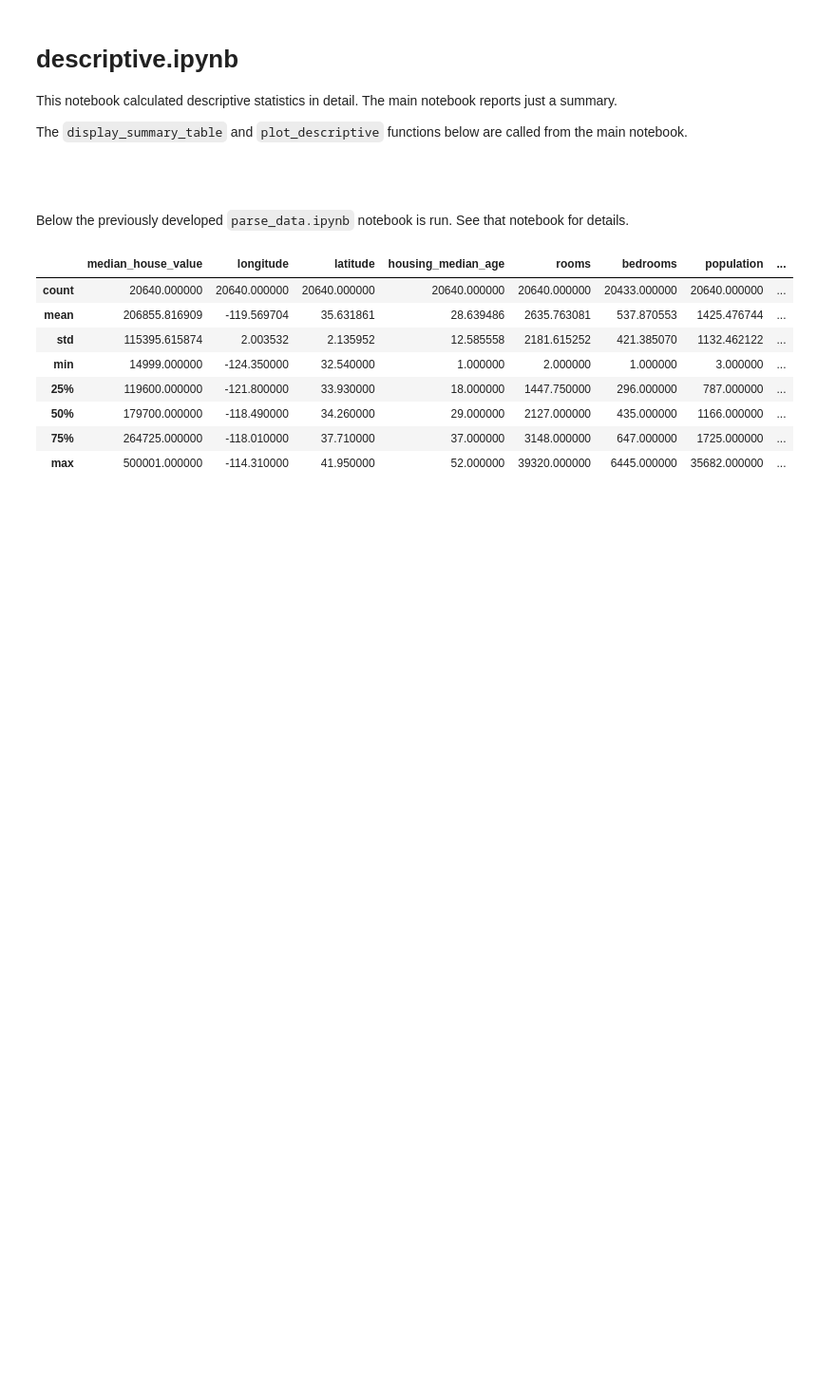
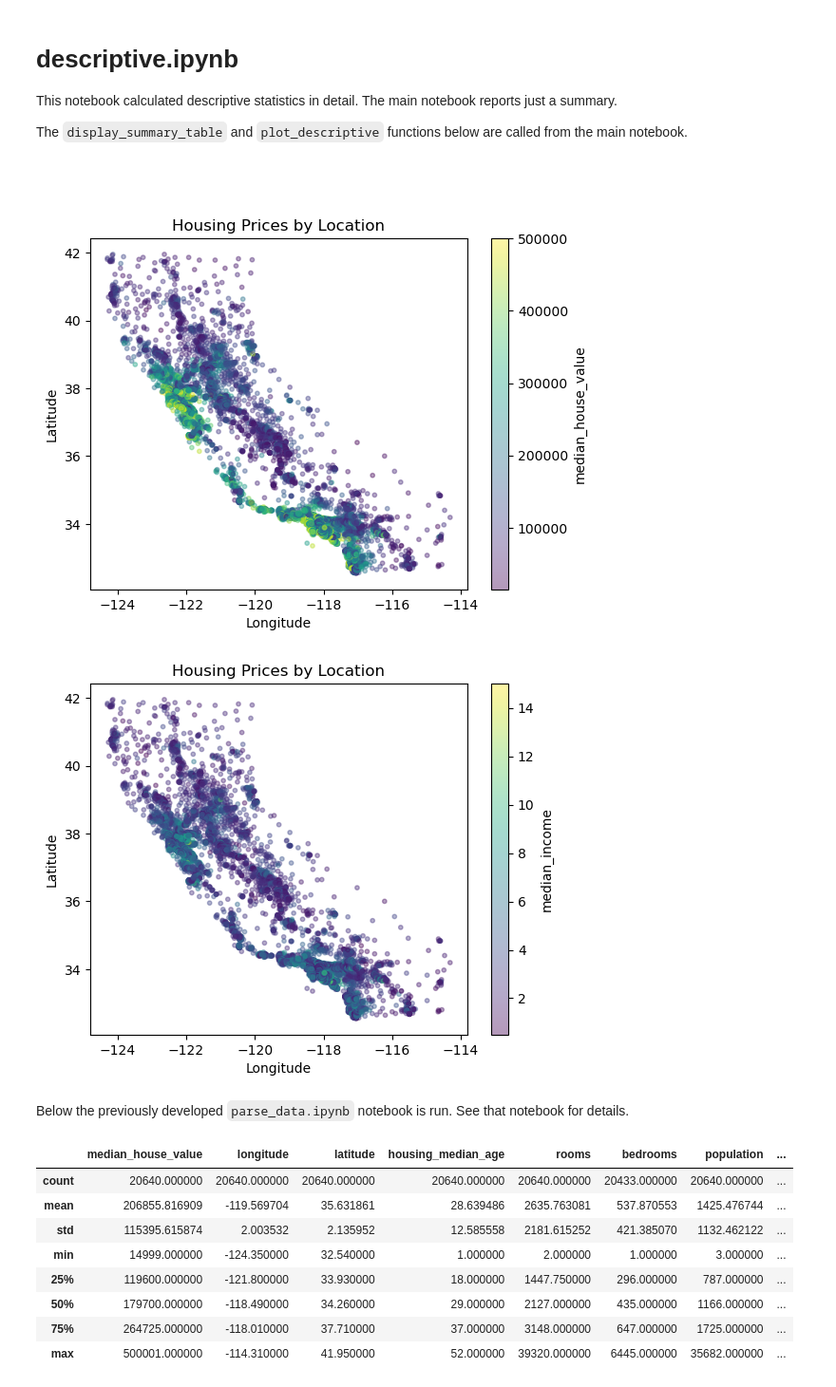
Before and after one commit to Takuya-Mukai/DataScienceE2, a Jupyter notebook: FP-3/descriptive.ipynb, the cells around one changed output. Shown: that part at 95% size. Saved outputs shown, nothing was run; the diff lists cells and outputs as text; code cells hidden in the pictures; blank space fills up the shorter version.

```diff
--- a/FP-3/descriptive.ipynb
+++ b/FP-3/descriptive.ipynb
@@ -10,19 +10,25 @@ The `display_summary_table` and `plot_descriptive` functions below are called fr
 # %%
 from IPython.display import display,Markdown #,HTML
 import numpy as np
 from scipy import stats
 from matplotlib import pyplot as plt
 import pandas as pd
-
+import map
 
 def display_title(s, pref='Figure', num=1, center=False):
     ctag = 'center' if center else 'p'
     s    = f'<{ctag}><span style="font-size: 1.2em;"><b>{pref} {num}</b>: {s}</span></{ctag}>'
     if pref=='Figure':
         s = f'{s}<br><br>'
     else:
         s = f'<br><br>{s}'
     display( Markdown(s) )
+
+map.mapping("median_house_value")
+map.mapping("median_income")
+# %% [output]
+[figure, added]
+[figure, added]
 # %% [markdown]
 Below the previously developed `parse_data.ipynb` notebook is run. See that notebook for details.
 # %%
```
Also changed, not shown: parts of 1 cell of this notebook, 3 other files.
